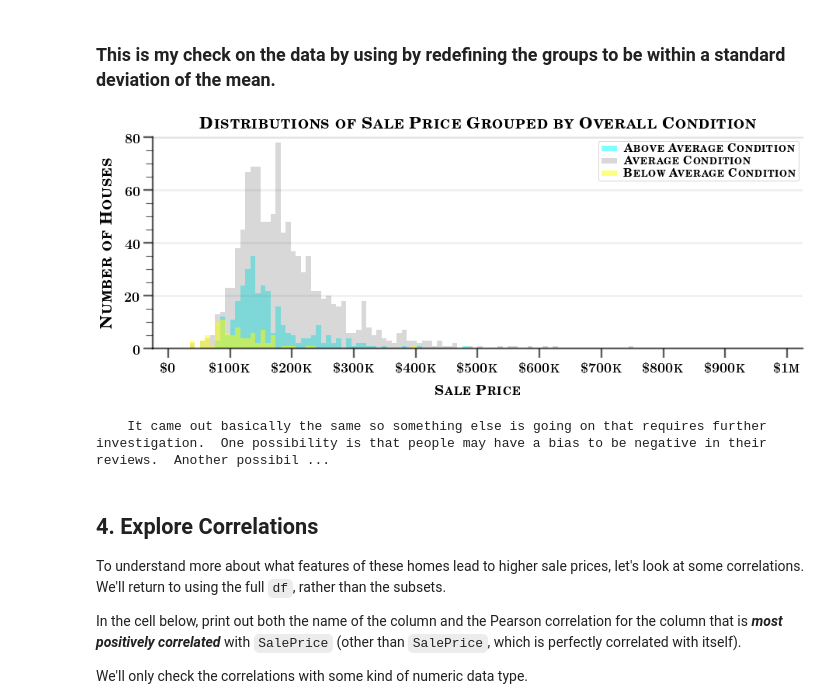
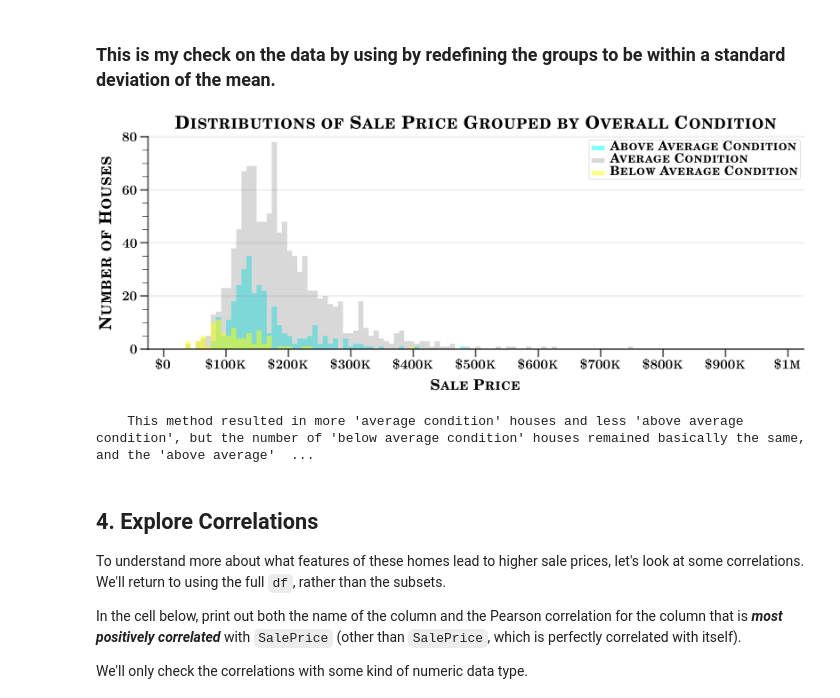
Before and after one commit to sarnadpy32/dsc-pandas-eda-lab, a Jupyter notebook: index.ipynb, the cells around one changed output. Saved outputs shown, nothing was run; the diff lists cells and outputs as text; code cells hidden in the pictures.

```diff
--- a/index.ipynb
+++ b/index.ipynb
@@ -753,12 +728,12 @@ The following code will produce a plot of the distributions of sale price for ea
 # Function for plot tile
 #################################################################################################
 def plot_title(tit):
-    s = r'{\fontsize{21}{0}\selectfont{\textbf{\scshape{'+tit+'}}}}'
+    s = r'{\fontsize{27}{0}\selectfont{\textbf{\scshape{'+tit+'}}}}'
     return s
 
 # Setting up axes and plotting data
 #################################################################################################
-fig, ax = plt.subplots(figsize=(15,5))
+fig, ax = plt.subplots(figsize=(18,6), dpi=180)
 
 # <--- NOT MINE BUT POSS IMPORTANT FOR FUTURE --->
 # Create custom bins so all are on the same scale
@@ -773,13 +748,13 @@ avg_lab = 'Average Condition'
 bel_lab = 'Below Average Condition'
 #------------------------------------------------------------------------------------------------
 abv_hist = ax.hist(x=above_average_condition["SalePrice"], bins=bins, color="cyan", alpha=0.5,
-                   label=r'{\fontsize{15}{0}\selectfont{\textbf{\scshape{'+abv_lab+'}}}}')
+                   label=r'{\fontsize{19.5}{0}\selectfont{\textbf{\scshape{'+abv_lab+'}}}}')
 #------------------------------------------------------------------------------------------------
 avg_hist = ax.hist(x=average_condition["SalePrice"], bins=bins, color="gray", alpha=0.3,
-                   label=r'{\fontsize{15}{0}\selectfont{\textbf{\scshape{'+avg_lab+'}}')
+                   label=r'{\fontsize{19.5}{0}\selectfont{\textbf{\scshape{'+avg_lab+'}}')
 #------------------------------------------------------------------------------------------------
 bel_hist = ax.hist(x=below_average_condition["SalePrice"], bins=bins, color="yellow", alpha=0.5,
-                   label=r'{\fontsize{15}{0}\selectfont{\textbf{\scshape{'+bel_lab+'}}}}')
+                   label=r'{\fontsize{19.5}{0}\selectfont{\textbf{\scshape{'+bel_lab+'}}}}')
 
 # X Ticks
 #################################################################################################
@@ -801,7 +776,7 @@ x_tick_max = x_max
 x_ticks = np.arange(0, x_tick_max+1, x_step)
 #------------------------------------------------------------------------------------------------
 ax.set_xticks(x_ticks)
-ax.xaxis.set_major_formatter(currency)
+ax.xaxis.set_major_formatter(hist_currency)
 ax.set_xbound(-2.5*1e4, x_max+2.5*1e4)
 
 # Y Ticks
@@ -823,7 +798,7 @@ y_tick_max = y_max
 y_ticks = np.arange(0, y_tick_max+1, y_step)
 #------------------------------------------------------------------------------------------------
 ax.set_yticks(y_ticks)
-ax.yaxis.set_major_formatter(y_convert)
+ax.yaxis.set_major_formatter(y_hist_convert)
 ax.set_ybound(0, y_max)
 
 # Tick Params
@@ -837,8 +812,8 @@ x_lab = 'Sale Price'
 y_lab = 'Number of Houses'
 tit = 'Distributions of Sale Price Grouped by Overall Condition'
 #------------------------------------------------------------------------------------------------
-ax.set_xlabel(r'{\fontsize{18}{0}\selectfont{\textbf{\scshape{'+x_lab+'}}}}', **lab_kw)
-ax.set_ylabel(r'{\fontsize{21}{0}\selectfont{\textbf{\scshape{'+y_lab+'}}}}', **lab_kw)
+ax.set_xlabel(r'{\fontsize{22.5}{0}\selectfont{\textbf{\scshape{'+x_lab+'}}}}', **lab_kw)
+ax.set_ylabel(r'{\fontsize{25.5}{0}\selectfont{\textbf{\scshape{'+y_lab+'}}}}', **lab_kw)
 ax.set_title(plot_title(tit), pad=12)
 ax.legend()
 #------------------------------------------------------------------------------------------------
@@ -878,12 +850,12 @@ above_average_condition = df.loc[df['OverallCond'].map(lambda x: x>=(ovr_mean +
 # Function for plot tile
 #################################################################################################
 def plot_title(tit):
-    s = r'{\fontsize{21}{0}\selectfont{\textbf{\scshape{'+tit+'}}}}'
+    s = r'{\fontsize{27}{0}\selectfont{\textbf{\scshape{'+tit+'}}}}'
     return s
 
 # Setting up axes and plotting data
 #################################################################################################
-fig, ax = plt.subplots(figsize=(15,5))
+fig, ax = plt.subplots(figsize=(18,6), dpi=180)
 
 # <--- NOT MINE BUT POSS IMPORTANT FOR FUTURE --->
 # Create custom bins so all are on the same scale
@@ -898,13 +870,13 @@ avg_lab = 'Average Condition'
 bel_lab = 'Below Average Condition'
 #------------------------------------------------------------------------------------------------
 abv_hist = ax.hist(x=above_average_condition["SalePrice"], bins=bins, color="cyan", alpha=0.5,
-                   label=r'{\fontsize{15}{0}\selectfont{\textbf{\scshape{'+abv_lab+'}}}}')
+                   label=r'{\fontsize{19.5}{0}\selectfont{\textbf{\scshape{'+abv_lab+'}}}}')
 #------------------------------------------------------------------------------------------------
 avg_hist = ax.hist(x=average_condition["SalePrice"], bins=bins, color="gray", alpha=0.3,
-                   label=r'{\fontsize{15}{0}\selectfont{\textbf{\scshape{'+avg_lab+'}}')
+                   label=r'{\fontsize{19.5}{0}\selectfont{\textbf{\scshape{'+avg_lab+'}}')
 #------------------------------------------------------------------------------------------------
 bel_hist = ax.hist(x=below_average_condition["SalePrice"], bins=bins, color="yellow", alpha=0.5,
-                   label=r'{\fontsize{15}{0}\selectfont{\textbf{\scshape{'+bel_lab+'}}}}')
+                   label=r'{\fontsize{19.5}{0}\selectfont{\textbf{\scshape{'+bel_lab+'}}}}')
 
 # X Ticks
 #################################################################################################
@@ -926,7 +898,7 @@ x_tick_max = x_max
 x_ticks = np.arange(0, x_tick_max+1, x_step)
 #------------------------------------------------------------------------------------------------
 ax.set_xticks(x_ticks)
-ax.xaxis.set_major_formatter(currency)
+ax.xaxis.set_major_formatter(hist_currency)
 ax.set_xbound(-2.5*1e4, x_max+2.5*1e4)
 
 # Y Ticks
@@ -941,48 +913,46 @@ while not (top_found):
         top_found = True
     else:
         test_y += 20
 #------------------------------------------------------------------------------------------------
 y_step = y_max/4
 #------------------------------------------------------------------------------------------------
 y_tick_max = y_max
 y_ticks = np.arange(0, y_tick_max+1, y_step)
 #------------------------------------------------------------------------------------------------
 ax.set_yticks(y_ticks)
-ax.yaxis.set_major_formatter(y_convert)
+ax.yaxis.set_major_formatter(y_hist_convert)
 ax.set_ybound(0, y_max)
 
 # Tick Params
 #################################################################################################
 tick_params(ax)
 
 # Setting legend, saving the plot, and showing the plots
 #################################################################################################
 lab_kw = dict(labelpad=15)
 x_lab = 'Sale Price'
 y_lab = 'Number of Houses'
 tit = 'Distributions of Sale Price Grouped by Overall Condition'
 #------------------------------------------------------------------------------------------------
-ax.set_xlabel(r'{\fontsize{18}{0}\selectfont{\textbf{\scshape{'+x_lab+'}}}}', **lab_kw)
-ax.set_ylabel(r'{\fontsize{21}{0}\selectfont{\textbf{\scshape{'+y_lab+'}}}}', **lab_kw)
+ax.set_xlabel(r'{\fontsize{22.5}{0}\selectfont{\textbf{\scshape{'+x_lab+'}}}}', **lab_kw)
+ax.set_ylabel(r'{\fontsize{25.5}{0}\selectfont{\textbf{\scshape{'+y_lab+'}}}}', **lab_kw)
 ax.set_title(plot_title(tit), pad=12)
 ax.legend()
 #------------------------------------------------------------------------------------------------
 fig.savefig('visuals\Grouped Ovr Condition - StdDev.jpeg', format='jpeg', bbox_inches='tight')
 #------------------------------------------------------------------------------------------------
 plt.show()
 # %% [output]
-[figure, old version]
+[figure, new version]
 # %%
-# Replace None with appropriate text
-print(
-'''
-    This method resulted in more 'average condition' houses and less 'above average condition', \
+print('''    This method resulted in more 'average condition' houses and less 'above average condition', \
 but the number of 'below average condition' houses remained basically the same, and the 'above \
-average' houses are still less expensive than the 'average' ones, so something else is going on that requires further investigation.  One possibility is that \
-people may have a bias to be negative in their reviews. Another possibility is that nicer, \
-yet cheaper homes were sold at some point.''')
+average' houses are still less expensive than the 'average' ones, so something else is going \
+on that requires further investigation.  One possibility is that people may have a bias to be \
+negative in their reviews. Another possibility is that nicer, yet cheaper homes were sold at \
+some point.''')
 # %% [output]
-    It came out basically the same so something else is going on that requires further investigation.  One possibility is that people may have a bias to be negative in their reviews.  Another possibil ...
+    This method resulted in more 'average condition' houses and less 'above average condition', but the number of 'below average condition' houses remained basically the same, and the 'above average'  ...
 # %% [markdown]
 ## 4. Explore Correlations
 
```
Also changed, not shown: parts of 18 cells of this notebook, 7 other files.
